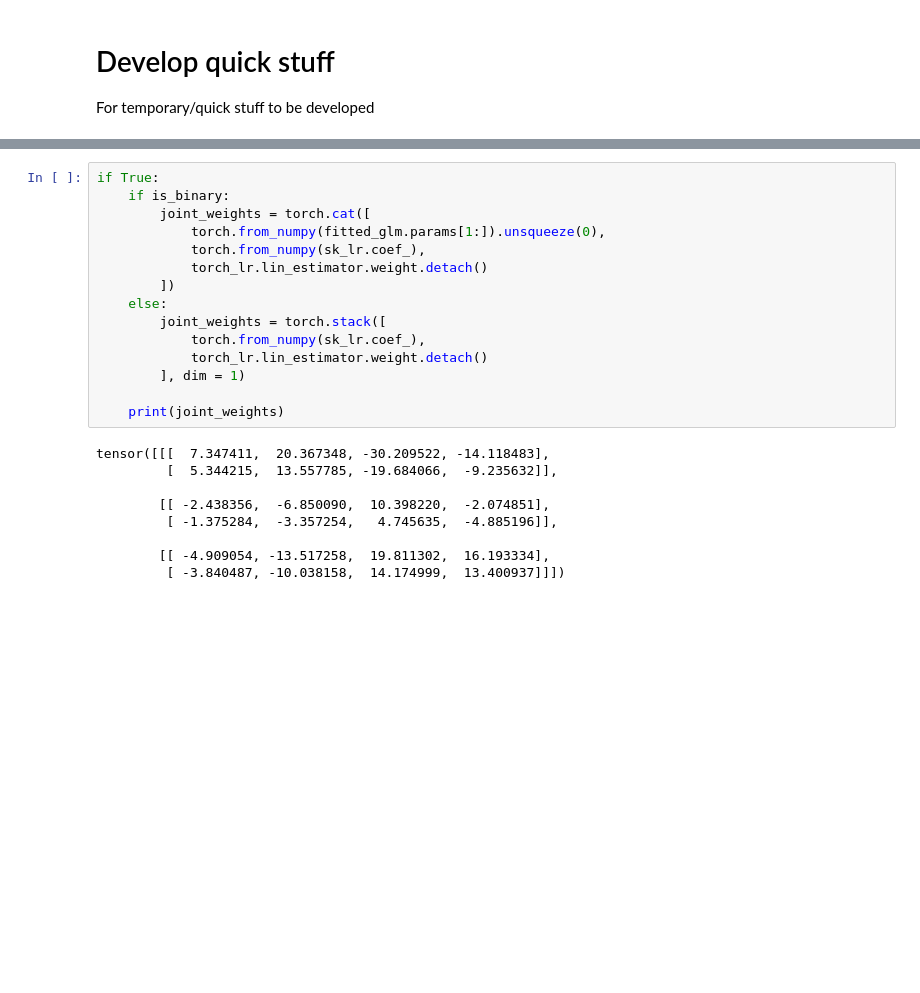
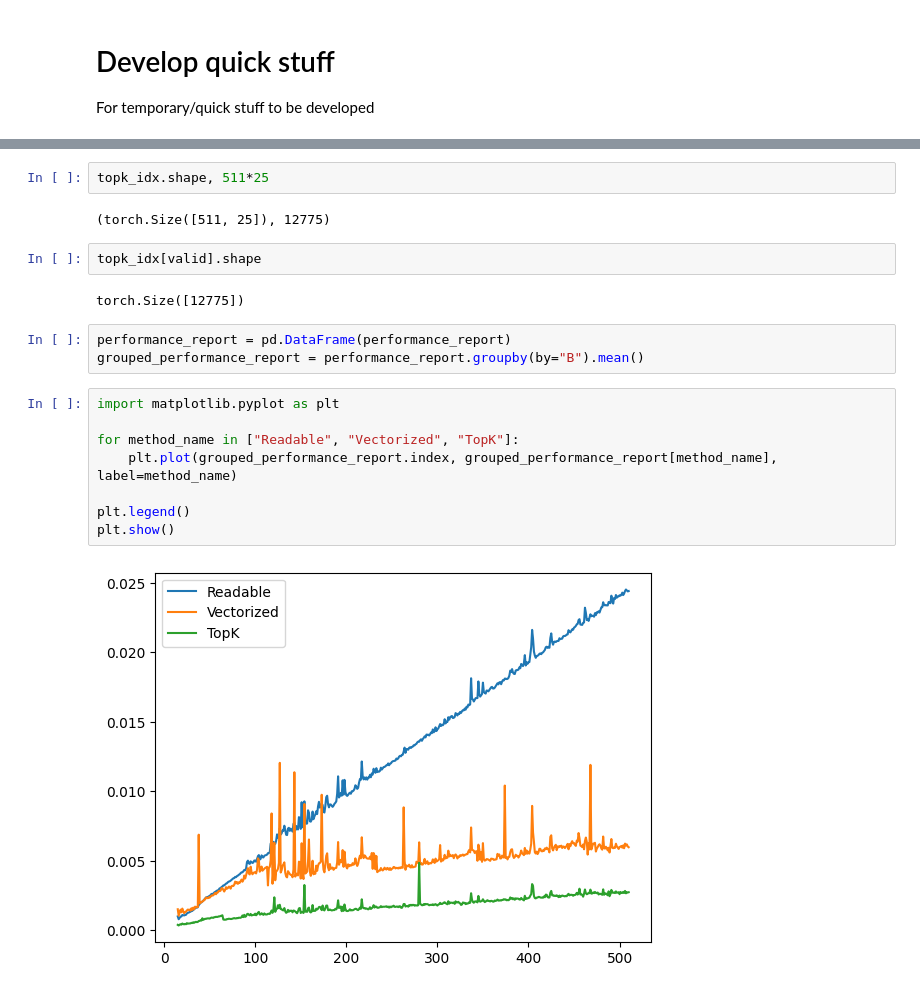
Before and after one commit to TheBISEconStatcian/BEReBASL, a Jupyter notebook: dev/tmp_develop.ipynb, the cells around one changed output, grey strips where cells are left out. Cells and saved outputs as stored; diff of their text form; blank space fills up the shorter version.

```diff
--- a/dev/tmp_develop.ipynb
+++ b/dev/tmp_develop.ipynb
@@ -32,24 +140,21 @@ tensor([[-0.245357, -2.796568,  1.313643, -2.778344],
-# %%
-if True:
-    if is_binary:
-        joint_weights = torch.cat([
-            torch.from_numpy(fitted_glm.params[1:]).unsqueeze(0),
-            torch.from_numpy(sk_lr.coef_),
-            torch_lr.lin_estimator.weight.detach()
-        ])
-    else:
-        joint_weights = torch.stack([
-            torch.from_numpy(sk_lr.coef_),
-            torch_lr.lin_estimator.weight.detach()
-        ], dim = 1)
-
-    print(joint_weights)
-# %% [output]
-tensor([[[  7.347411,  20.367348, -30.209522, -14.118483],
-         [  5.344215,  13.557785, -19.684066,  -9.235632]],
-
-        [[ -2.438356,  -6.850090,  10.398220,  -2.074851],
-         [ -1.375284,  -3.357254,   4.745635,  -4.885196]],
-
-        [[ -4.909054, -13.517258,  19.811302,  16.193334],
-         [ -3.840487, -10.038158,  14.174999,  13.400937]]])
+# %%
+topk_idx.shape, 511*25
+# %% [output]
+(torch.Size([511, 25]), 12775)
+# %%
+topk_idx[valid].shape
+# %% [output]
+torch.Size([12775])
+# %%
+performance_report = pd.DataFrame(performance_report)
+grouped_performance_report = performance_report.groupby(by="B").mean()
+# %%
+import matplotlib.pyplot as plt
+
+for method_name in ["Readable", "Vectorized", "TopK"]:
+    plt.plot(grouped_performance_report.index, grouped_performance_report[method_name], label=method_name)
+
+plt.legend()
+plt.show()
+# %% [output]
+[figure, added]
```
Also changed, not shown: parts of 3 cells of this notebook, 1 other file.
